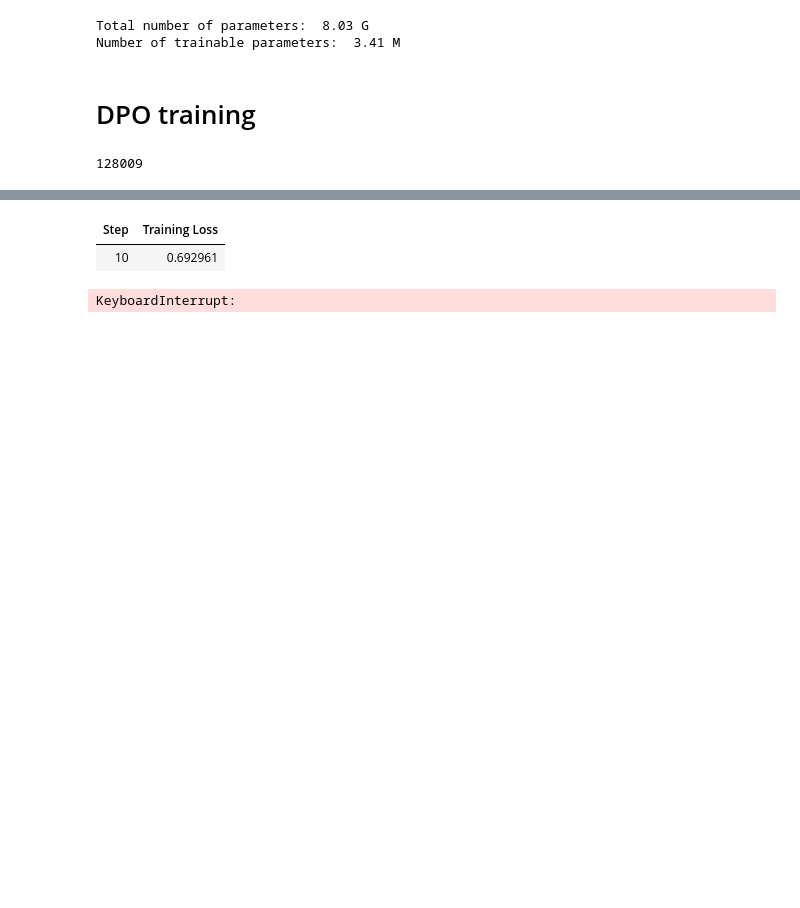
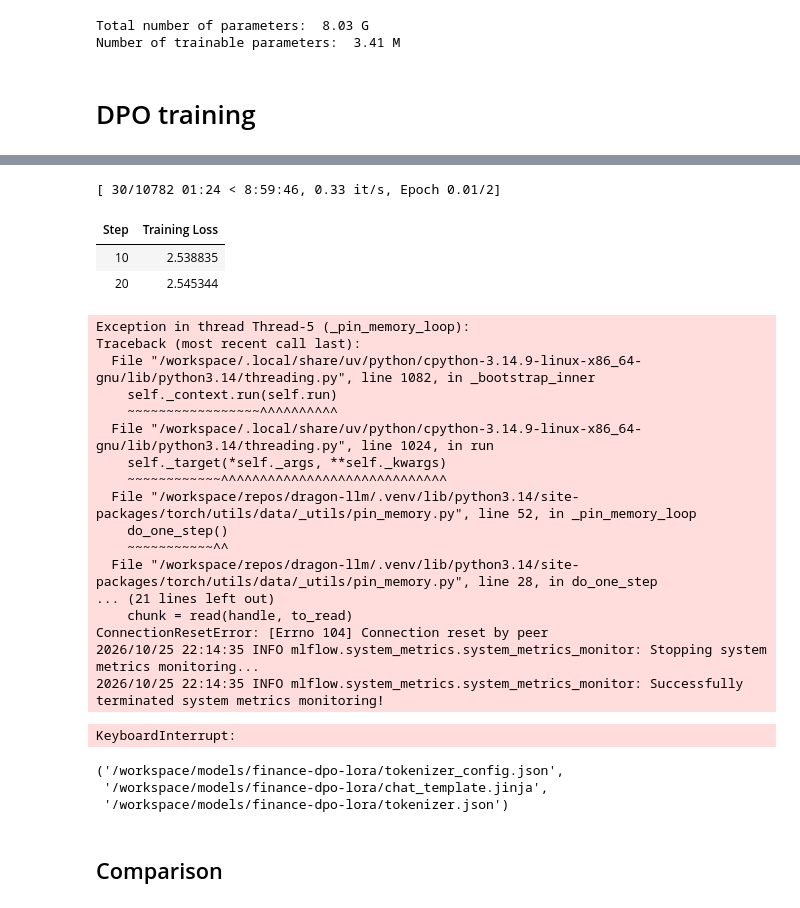
Before and after one commit to RonanFR/dragon-llm, a Jupyter notebook: notebooks/rlhf_llama_finance.ipynb, the cells around one changed output, grey strips where cells are left out. Cells and saved outputs as stored; diff of their text form; code cells hidden in the pictures; blank space fills up the shorter version.

Commit message:
notebook: complete DPO training

```diff
--- a/notebooks/rlhf_llama_finance.ipynb
+++ b/notebooks/rlhf_llama_finance.ipynb
@@ -140,7 +188,3 @@ Total number of parameters:  8.03 G
 Number of trainable parameters:  3.41 M
 # %% [markdown]
 # DPO training
-# %%
-tokenizer.pad_token_id
-# %% [output]
-128009
@@ -147,10 +213,30 @@ tokenizer.pad_token_id
 # %%
+if "ref" in peft_model.peft_config:
+    # DPOTrainer adds a frozen reference adapter to PEFT models. Remove one left
+    # behind by a previous trainer initialization (for example, after interrupting training).
+    peft_model.delete_adapter("ref")
+
 dpo_trainer = DPOTrainer(
     model=peft_model,
     train_dataset=dpo_ds["train"],
-    eval_dataset=dpo_ds["validation"],
+    eval_dataset=dpo_ds["validation"], # .select(range(100)),
     processing_class=tokenizer,
+    args=dpo_config,
 )
 # %%
-dpo_trainer.train()
+mlflow.set_system_metrics_sampling_interval(120)
+
+with mlflow.start_run(
+    run_name="dpo-trading-signals",
+    log_system_metrics=True,
+):
+    dpo_trainer.train()  # initial evaluation already done (eval_on_start=True)
+    dpo_trainer.evaluate()
+    # model_info = mlflow.transformers.log_model(
+    #     transformers_model={
+    #         "model": peft_model,
+    #         "tokenizer": tokenizer,
+    #     },
+    #     name="tuned_model",
+    # )
 # %% [output]
@@ -158,3 +245,33 @@ dpo_trainer.train()
+[ 30/10782 01:24 < 8:59:46, 0.33 it/s, Epoch 0.01/2]
 | Step | Training Loss |
-| 10 | 0.692961 |
+| 10 | 2.538835 |
+| 20 | 2.545344 |
-KeyboardInterrupt:
+Exception in thread Thread-5 (_pin_memory_loop):
+Traceback (most recent call last):
+  File "/workspace/.local/share/uv/python/cpython-3.14.9-linux-x86_64-gnu/lib/python3.14/threading.py", line 1082, in _bootstrap_inner
+    self._context.run(self.run)
+    ~~~~~~~~~~~~~~~~~^^^^^^^^^^
+  File "/workspace/.local/share/uv/python/cpython-3.14.9-linux-x86_64-gnu/lib/python3.14/threading.py", line 1024, in run
+    self._target(*self._args, **self._kwargs)
+    ~~~~~~~~~~~~^^^^^^^^^^^^^^^^^^^^^^^^^^^^^
+  File "/workspace/repos/dragon-llm/.venv/lib/python3.14/site-packages/torch/utils/data/_utils/pin_memory.py", line 52, in _pin_memory_loop
+    do_one_step()
+    ~~~~~~~~~~~^^
+  File "/workspace/repos/dragon-llm/.venv/lib/python3.14/site-packages/torch/utils/data/_utils/pin_memory.py", line 28, in do_one_step
+... (21 lines left out)
+    chunk = read(handle, to_read)
+ConnectionResetError: [Errno 104] Connection reset by peer
+2026/10/25 22:14:35 INFO mlflow.system_metrics.system_metrics_monitor: Stopping system metrics monitoring...
+2026/10/25 22:14:35 INFO mlflow.system_metrics.system_metrics_monitor: Successfully terminated system metrics monitoring!
+KeyboardInterrupt:
+# %%
+save_dir = "/workspace/models/finance-dpo-lora"
+
+peft_model.save_pretrained(save_dir)
+tokenizer.save_pretrained(save_dir)
+# %% [output]
+('/workspace/models/finance-dpo-lora/tokenizer_config.json',
+ '/workspace/models/finance-dpo-lora/chat_template.jinja',
+ '/workspace/models/finance-dpo-lora/tokenizer.json')
+# %% [markdown]
+## Comparison
```
Also changed, not shown: parts of 6 cells of this notebook.
